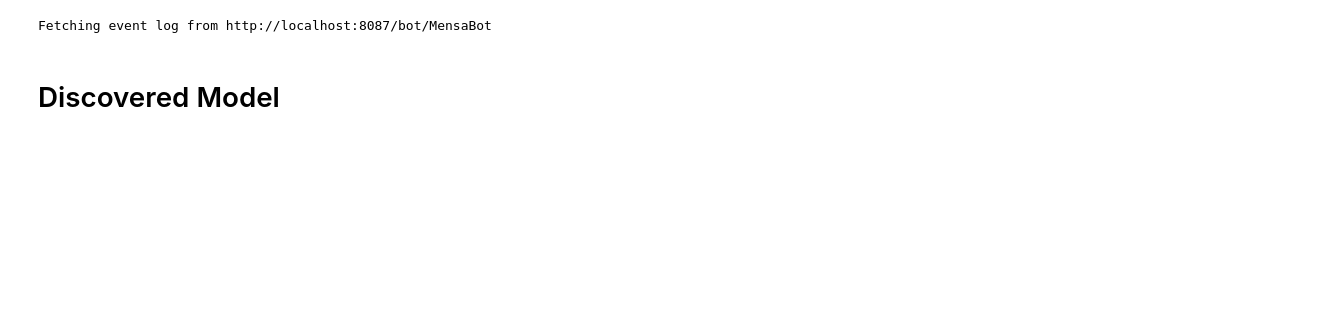
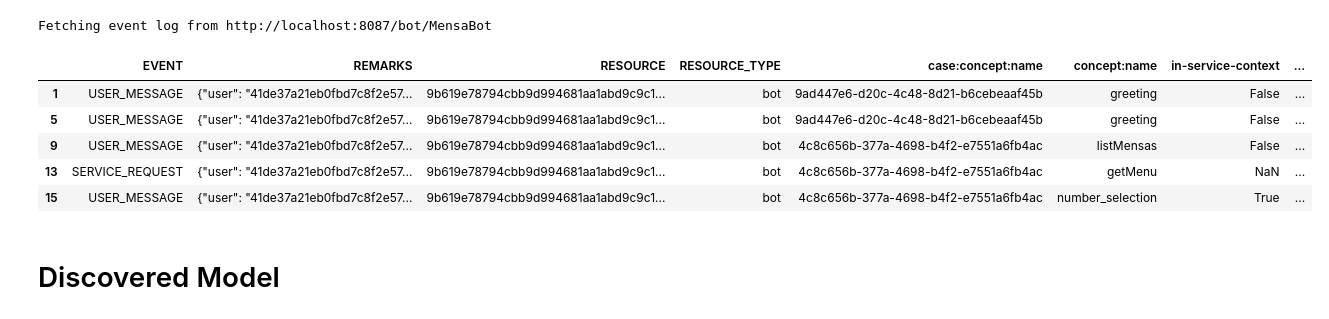
Before and after one commit to rwth-acis/process-mining-for-bots, a Jupyter notebook: visualize.log.ipynb, the cells around one changed output. Cells and saved outputs as stored; diff of their text form; code cells hidden in the pictures; blank space fills up the shorter version.

```diff
--- a/visualize.log.ipynb
+++ b/visualize.log.ipynb
@@ -25,14 +34,24 @@ def getBotInfo(endpoint="http://localhost:8080/SBFManager"):
 # %%
 bot_manager_endpoint = "http://localhost:8080/SBFManager"
 
 bot_id, bot_name = getBotInfo(bot_manager_endpoint)
 
 event_log_generator_endpoint = "http://localhost:8087"
 
 log = utilities.fetch_event_log(bot_name, event_log_generator_endpoint)
 if log is None:
     raise ValueError("Event log not found")
+
+log = log.apply(extract_fields, axis=1) # extract fields from remarks column
+# sort by time of event descending
+log.head()
 # %% [output]
 Fetching event log from http://localhost:8087/bot/MensaBot
+|  | EVENT | REMARKS | RESOURCE | RESOURCE_TYPE | case:concept:name | concept:name | in-service-context | ... |
+| 1 | USER_MESSAGE | {"user": "41de37a21eb0fbd7c8f2e57... | 9b619e78794cbb9d994681aa1abd9c9c1... | bot | 9ad447e6-d20c-4c48-8d21-b6cebeaaf45b | greeting | False | ... |
+| 5 | USER_MESSAGE | {"user": "41de37a21eb0fbd7c8f2e57... | 9b619e78794cbb9d994681aa1abd9c9c1... | bot | 9ad447e6-d20c-4c48-8d21-b6cebeaaf45b | greeting | False | ... |
+| 9 | USER_MESSAGE | {"user": "41de37a21eb0fbd7c8f2e57... | 9b619e78794cbb9d994681aa1abd9c9c1... | bot | 4c8c656b-377a-4698-b4f2-e7551a6fb4ac | listMensas | False | ... |
+| 13 | SERVICE_REQUEST | {"user": "41de37a21eb0fbd7c8f2e57... | 9b619e78794cbb9d994681aa1abd9c9c1... | bot | 4c8c656b-377a-4698-b4f2-e7551a6fb4ac | getMenu | NaN | ... |
+| 15 | USER_MESSAGE | {"user": "41de37a21eb0fbd7c8f2e57... | 9b619e78794cbb9d994681aa1abd9c9c1... | bot | 4c8c656b-377a-4698-b4f2-e7551a6fb4ac | number_selection | True | ... |
 # %% [markdown]
 # Discovered Model
```
Also changed, not shown: parts of 7 cells of this notebook.
